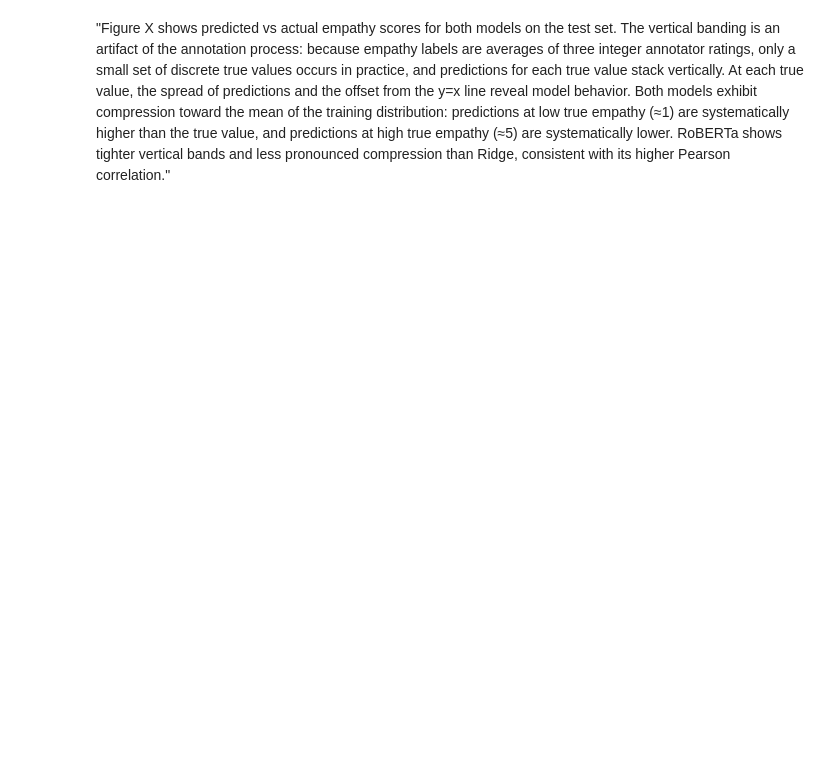
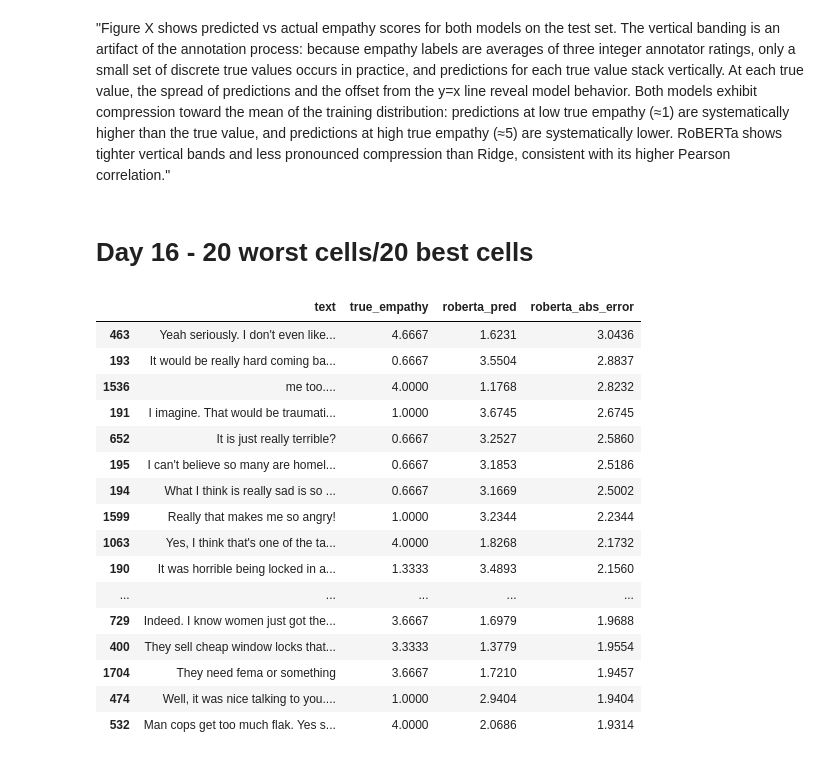
Before and after one commit to DavorSopar/thesis-empathy, a Jupyter notebook: notebooks/06_error_analysis.ipynb, the cells around one changed output. Cells and saved outputs as stored; diff of their text form; code cells hidden in the pictures; blank space fills up the shorter version.

```diff
--- a/notebooks/06_error_analysis.ipynb
+++ b/notebooks/06_error_analysis.ipynb
@@ -333,2 +372,46 @@ plt.show()
 # %% [markdown]
 "Figure X shows predicted vs actual empathy scores for both models on the test set. The vertical banding is an artifact of the annotation process: because empathy labels are averages of three integer annotator ratings, only a small set of discrete true values occurs in practice, and predictions for each true value stack vertically. At each true value, the spread of predictions and the offset from the y=x line reveal model behavior. Both models exhibit compression toward the mean of the training distribution: predictions at low true empathy (≈1) are systematically higher than the true value, and predictions at high true empathy (≈5) are systematically lower. RoBERTa shows tighter vertical bands and less pronounced compression than Ridge, consistent with its higher Pearson correlation."
+# %% [markdown]
+# Day 16 - 20 worst cells/20 best cells
+# %%
+import pandas as pd
+import numpy as np
+
+# Build a DataFrame with everything you need per test example
+error_df = pd.DataFrame({
+    'text': test['text'].values,
+    'true_empathy': y_test,
+    'roberta_pred': roberta_preds,
+    'ridge_pred': ridge_preds,
+})
+
+# Compute absolute error for each row
+error_df['roberta_abs_error'] = np.abs(error_df['roberta_pred'] - error_df['true_empathy'])
+error_df['ridge_abs_error'] = np.abs(error_df['ridge_pred'] - error_df['true_empathy'])
+
+# Sort by RoBERTa's absolute error, descending
+error_df_sorted = error_df.sort_values('roberta_abs_error', ascending=False)
+
+# Take the top 20 worst
+worst_20 = error_df_sorted.head(20)
+
+# Display
+worst_20[['text', 'true_empathy', 'roberta_pred', 'roberta_abs_error']]
+# %% [output]
+|  | text | true_empathy | roberta_pred | roberta_abs_error |
+| 463 | Yeah seriously. I don't even like... | 4.6667 | 1.6231 | 3.0436 |
+| 193 | It would be really hard coming ba... | 0.6667 | 3.5504 | 2.8837 |
+| 1536 | me too.... | 4.0000 | 1.1768 | 2.8232 |
+| 191 | I imagine. That would be traumati... | 1.0000 | 3.6745 | 2.6745 |
+| 652 | It is just really terrible? | 0.6667 | 3.2527 | 2.5860 |
+| 195 | I can't believe so many are homel... | 0.6667 | 3.1853 | 2.5186 |
+| 194 | What I think is really sad is so ... | 0.6667 | 3.1669 | 2.5002 |
+| 1599 | Really that makes me so angry! | 1.0000 | 3.2344 | 2.2344 |
+| 1063 | Yes, I think that's one of the ta... | 4.0000 | 1.8268 | 2.1732 |
+| 190 | It was horrible being locked in a... | 1.3333 | 3.4893 | 2.1560 |
+| ... | ... | ... | ... | ... |
+| 729 | Indeed. I know women just got the... | 3.6667 | 1.6979 | 1.9688 |
+| 400 | They sell cheap window locks that... | 3.3333 | 1.3779 | 1.9554 |
+| 1704 | They need fema or something | 3.6667 | 1.7210 | 1.9457 |
+| 474 | Well, it was nice talking to you.... | 1.0000 | 2.9404 | 1.9404 |
+| 532 | Man cops get too much flak. Yes s... | 4.0000 | 2.0686 | 1.9314 |
```
Also changed, not shown: parts of 15 cells of this notebook.
